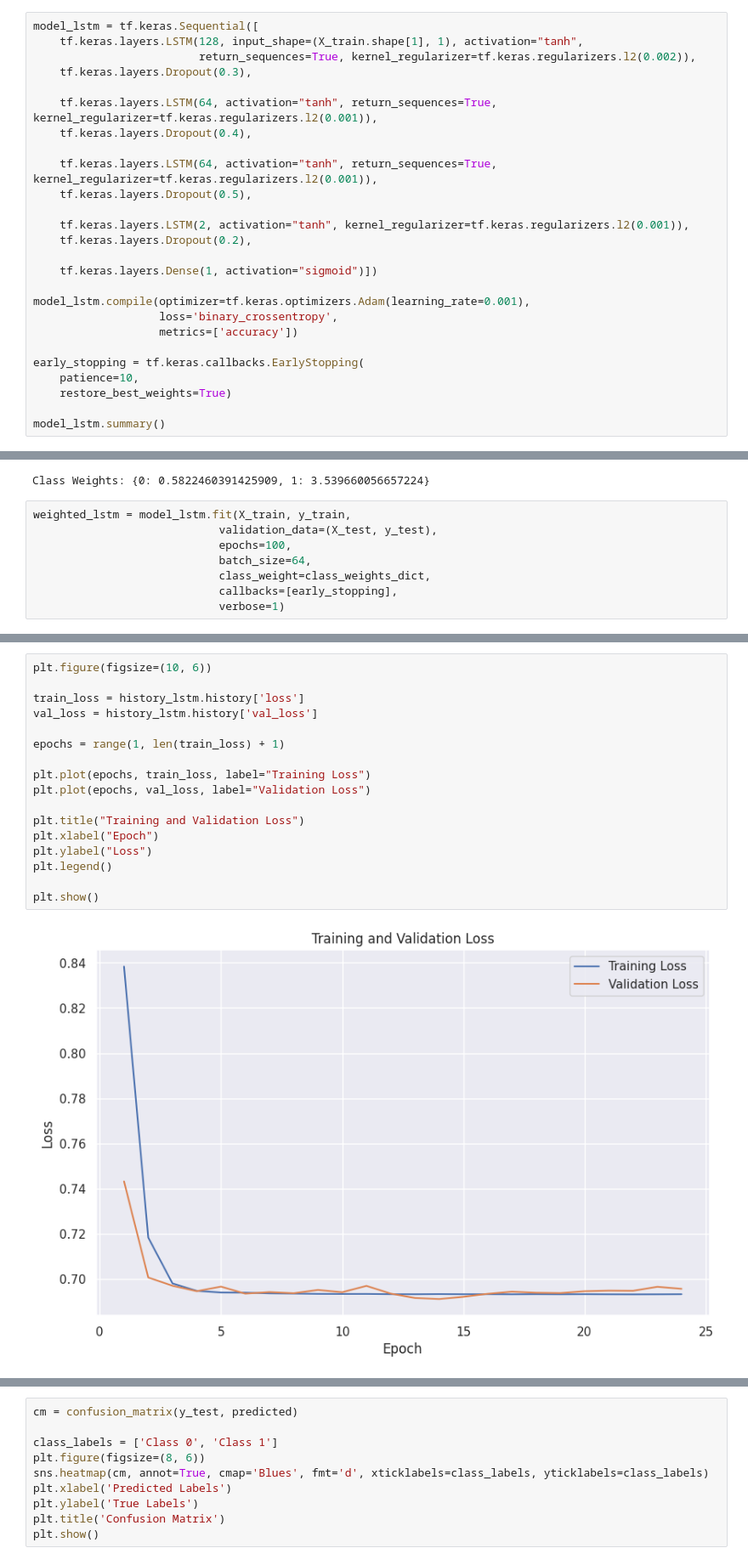
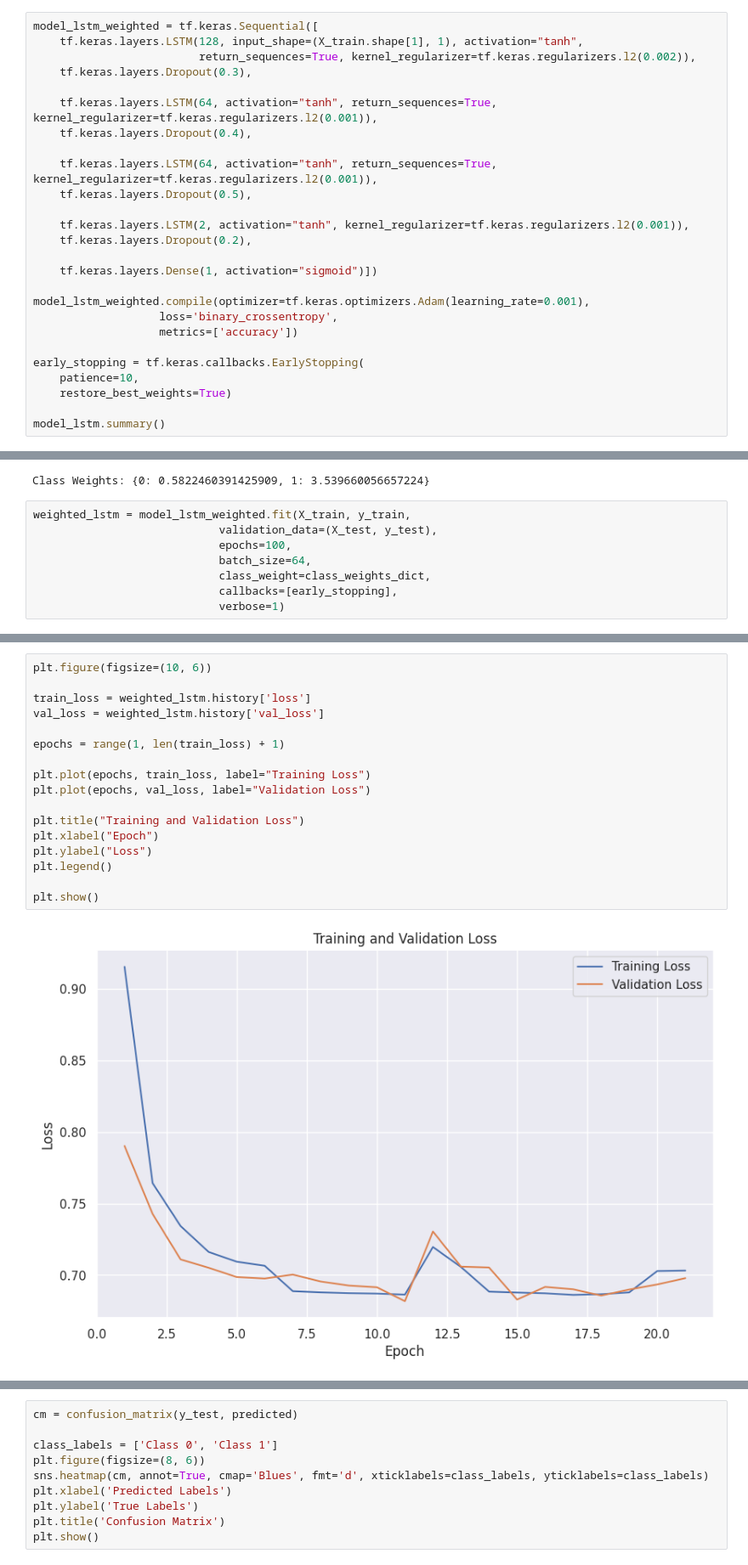
Before and after one commit to Mesutssmn/Orange_Telecom_Churn_Analysis, a Jupyter notebook: Orange_Telecom_Churn_Analysis-and-ML.ipynb, the cells around one changed output, grey strips where cells are left out. Shown at 85% size. Drawn from its saved outputs; the diff is of its cells as text.

```diff
--- a/Orange_Telecom_Churn_Analysis-and-ML.ipynb
+++ b/Orange_Telecom_Churn_Analysis-and-ML.ipynb
@@ -1461,7 +1460,7 @@ We obtain some true positive values but our accuracy value get down. Lets see wh
 # %% [markdown]
 ## WEIGHTED
 # %%
-model_lstm = tf.keras.Sequential([
+model_lstm_weighted = tf.keras.Sequential([
     tf.keras.layers.LSTM(128, input_shape=(X_train.shape[1], 1), activation="tanh",
                          return_sequences=True, kernel_regularizer=tf.keras.regularizers.l2(0.002)),
     tf.keras.layers.Dropout(0.3),
@@ -1477,7 +1476,7 @@ model_lstm = tf.keras.Sequential([
 
     tf.keras.layers.Dense(1, activation="sigmoid")])
 
-model_lstm.compile(optimizer=tf.keras.optimizers.Adam(learning_rate=0.001),
+model_lstm_weighted.compile(optimizer=tf.keras.optimizers.Adam(learning_rate=0.001),
                    loss='binary_crossentropy',
                    metrics=['accuracy'])
 
@@ -1519,7 +1519,7 @@ print("Class Weights:", class_weights_dict)
 # %% [output]
 Class Weights: {0: 0.5822460391425909, 1: 3.539660056657224}
 # %%
-weighted_lstm = model_lstm.fit(X_train, y_train,
+weighted_lstm = model_lstm_weighted.fit(X_train, y_train,
                             validation_data=(X_test, y_test),
                             epochs=100,
                             batch_size=64,
@@ -1557,20 +1557,20 @@ Accuracy =  0.8441246747970581
 # %%
 plt.figure(figsize=(10, 6))
 
-train_loss = history_lstm.history['loss']
-val_loss = history_lstm.history['val_loss']
+train_loss = weighted_lstm.history['loss']
+val_loss = weighted_lstm.history['val_loss']
 
 epochs = range(1, len(train_loss) + 1)
 
 plt.plot(epochs, train_loss, label="Training Loss")
 plt.plot(epochs, val_loss, label="Validation Loss")
 
 plt.title("Training and Validation Loss")
 plt.xlabel("Epoch")
 plt.ylabel("Loss")
 plt.legend()
 
 plt.show()
 # %% [output]
-[figure, old version]
+[figure, new version]
 # %%
```
Also changed, not shown: parts of 23 cells of this notebook.
